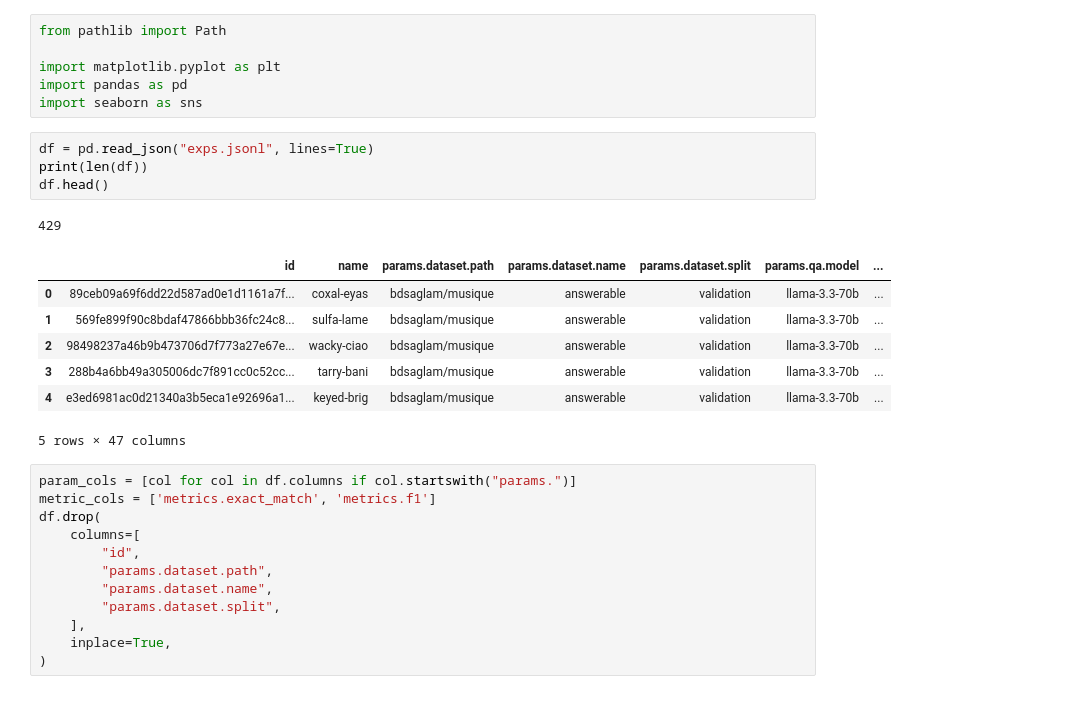
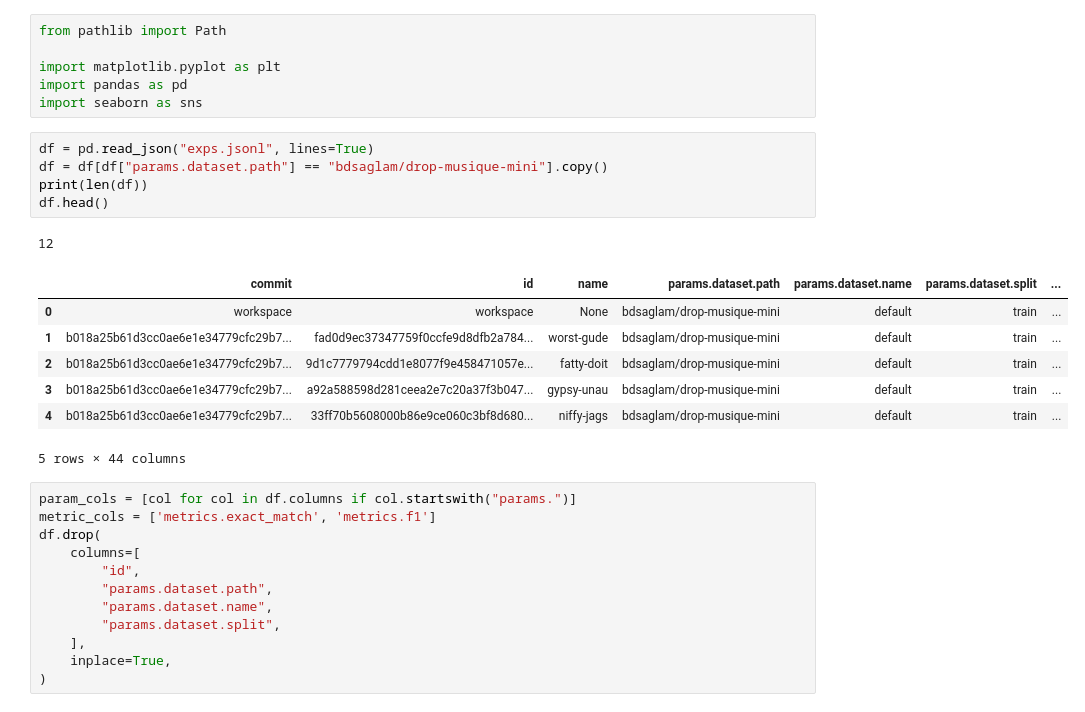
Before and after one commit to bdsaglam/pipeline-mhqa-manual, a Jupyter notebook: nbs/drop-mini-manual/compare-technique.ipynb, the cells around one changed output. Drawn from its saved outputs; the diff is of its cells as text.

```diff
--- a/nbs/drop-mini-manual/compare-technique.ipynb
+++ b/nbs/drop-mini-manual/compare-technique.ipynb
@@ -6,17 +6,18 @@ import pandas as pd
 import seaborn as sns
 # %%
 df = pd.read_json("exps.jsonl", lines=True)
+df = df[df["params.dataset.path"] == "bdsaglam/drop-musique-mini"].copy()
 print(len(df))
 df.head()
 # %% [output]
-429
+12
-|  | id | name | params.dataset.path | params.dataset.name | params.dataset.split | params.qa.model | ... |
-| 0 | 89ceb09a69f6dd22d587ad0e1d1161a7f... | coxal-eyas | bdsaglam/musique | answerable | validation | llama-3.3-70b | ... |
-| 1 | 569fe899f90c8bdaf47866bbb36fc24c8... | sulfa-lame | bdsaglam/musique | answerable | validation | llama-3.3-70b | ... |
-| 2 | 98498237a46b9b473706d7f773a27e67e... | wacky-ciao | bdsaglam/musique | answerable | validation | llama-3.3-70b | ... |
-| 3 | 288b4a6bb49a305006dc7f891cc0c52cc... | tarry-bani | bdsaglam/musique | answerable | validation | llama-3.3-70b | ... |
-| 4 | e3ed6981ac0d21340a3b5eca1e92696a1... | keyed-brig | bdsaglam/musique | answerable | validation | llama-3.3-70b | ... |
+|  | commit | id | name | params.dataset.path | params.dataset.name | params.dataset.split | ... |
+| 0 | workspace | workspace | None | bdsaglam/drop-musique-mini | default | train | ... |
+| 1 | b018a25b61d3cc0ae6e1e34779cfc29b7... | fad0d9ec37347759f0ccfe9d8dfb2a784... | worst-gude | bdsaglam/drop-musique-mini | default | train | ... |
+| 2 | b018a25b61d3cc0ae6e1e34779cfc29b7... | 9d1c7779794cdd1e8077f9e458471057e... | fatty-doit | bdsaglam/drop-musique-mini | default | train | ... |
+| 3 | b018a25b61d3cc0ae6e1e34779cfc29b7... | a92a588598d281ceea2e7c20a37f3b047... | gypsy-unau | bdsaglam/drop-musique-mini | default | train | ... |
+| 4 | b018a25b61d3cc0ae6e1e34779cfc29b7... | 33ff70b5608000b86e9ce060c3bf8d680... | niffy-jags | bdsaglam/drop-musique-mini | default | train | ... |
-5 rows × 47 columns
+5 rows × 44 columns
 # %%
 param_cols = [col for col in df.columns if col.startswith("params.")]
 metric_cols = ['metrics.exact_match', 'metrics.f1']
```
Also changed, not shown: parts of 6 cells of this notebook, 4 other files.
